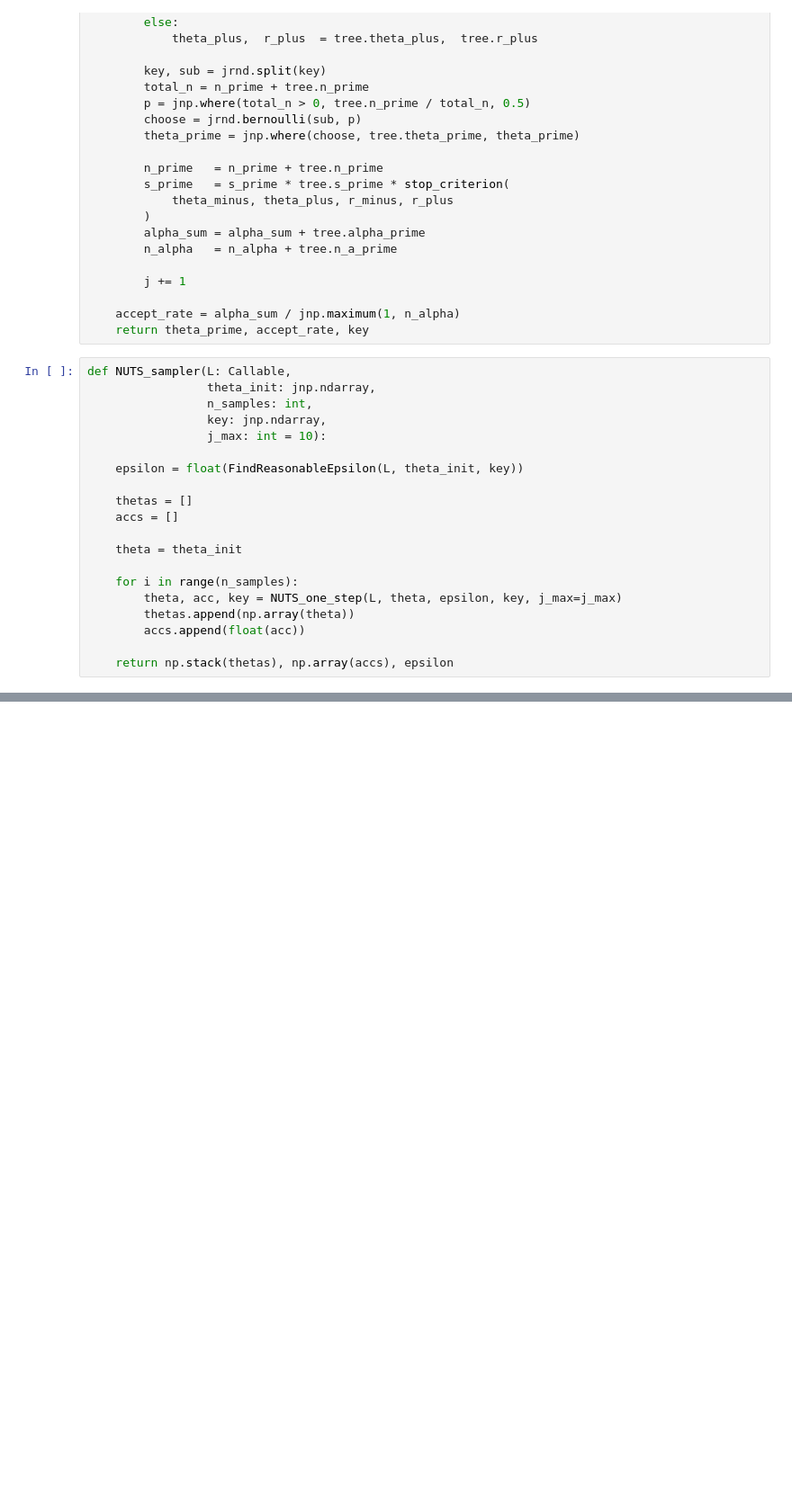
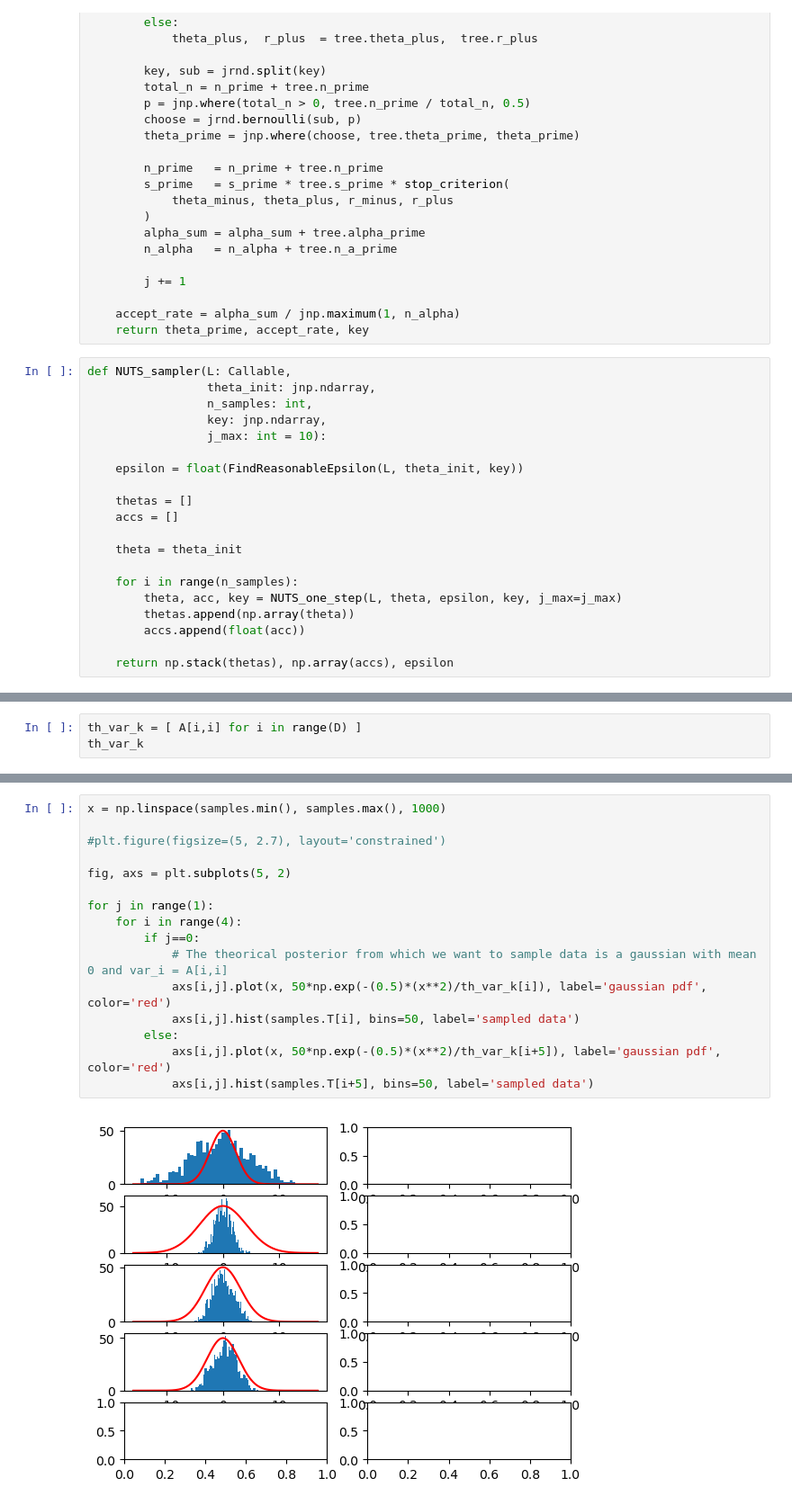
Before and after one commit to Mattia-Ponchio/Inference_Project, a Jupyter notebook: NUTS_test.ipynb, the cells around one changed output, grey strips where cells are left out. Shown at 90% size. Drawn from its saved outputs; the diff is of its cells as text; blank space fills up the shorter version.

```diff
--- a/NUTS_test.ipynb
+++ b/NUTS_test.ipynb
@@ -113,0 +231,3 @@ mean accept rate: 0.9768076473474503
+# %%
+th_var_k = [ A[i,i] for i in range(D) ]
+th_var_k
@@ -113,0 +245,18 @@ mean accept rate: 0.9768076473474503
+# %%
+x = np.linspace(samples.min(), samples.max(), 1000)
+
+#plt.figure(figsize=(5, 2.7), layout='constrained')
+
+fig, axs = plt.subplots(5, 2)
+
+for j in range(1):
+    for i in range(4):
+        if j==0:
+            # The theorical posterior from which we want to sample data is a gaussian with mean 0 and var_i = A[i,i]
+            axs[i,j].plot(x, 50*np.exp(-(0.5)*(x**2)/th_var_k[i]), label='gaussian pdf', color='red')
+            axs[i,j].hist(samples.T[i], bins=50, label='sampled data')
+        else:
+            axs[i,j].plot(x, 50*np.exp(-(0.5)*(x**2)/th_var_k[i+5]), label='gaussian pdf', color='red')
+            axs[i,j].hist(samples.T[i+5], bins=50, label='sampled data')
+# %% [output]
+[figure, added]
```
Also changed, not shown: parts of 10 cells of this notebook.
